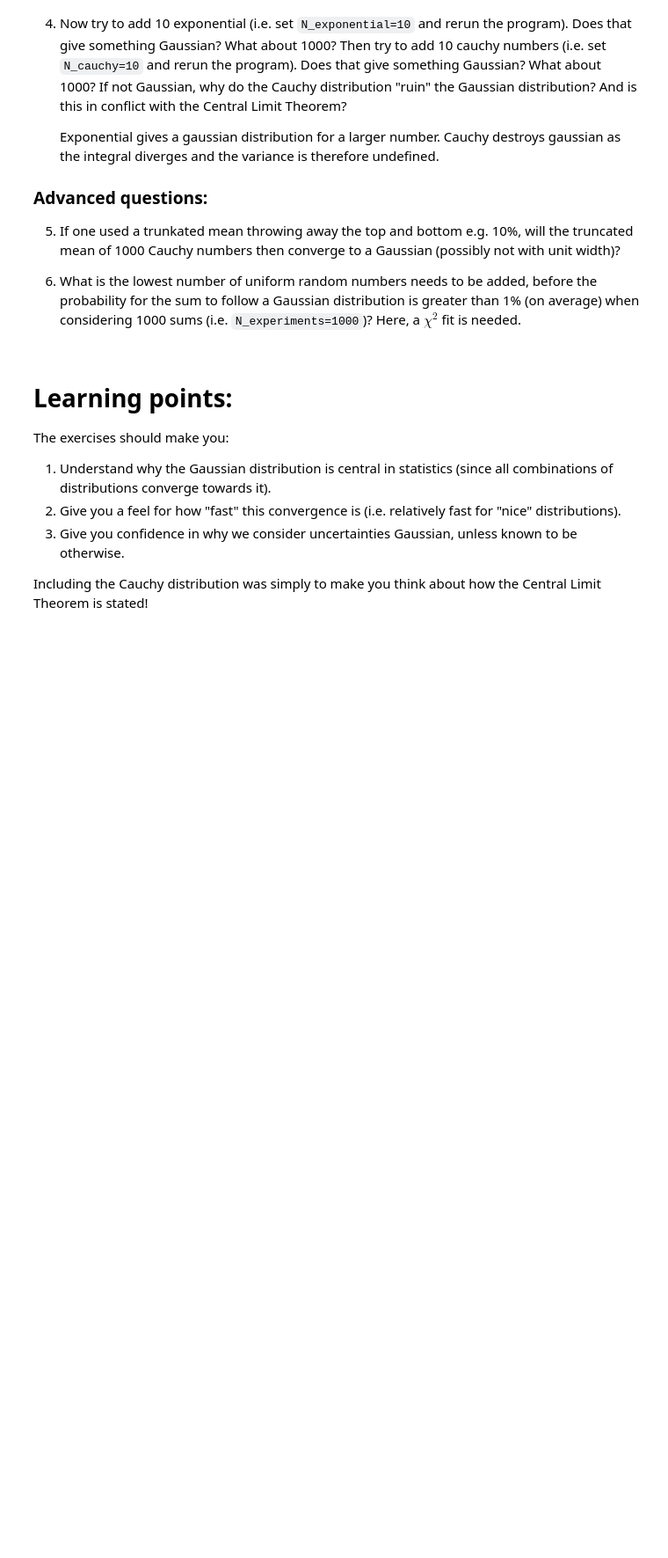
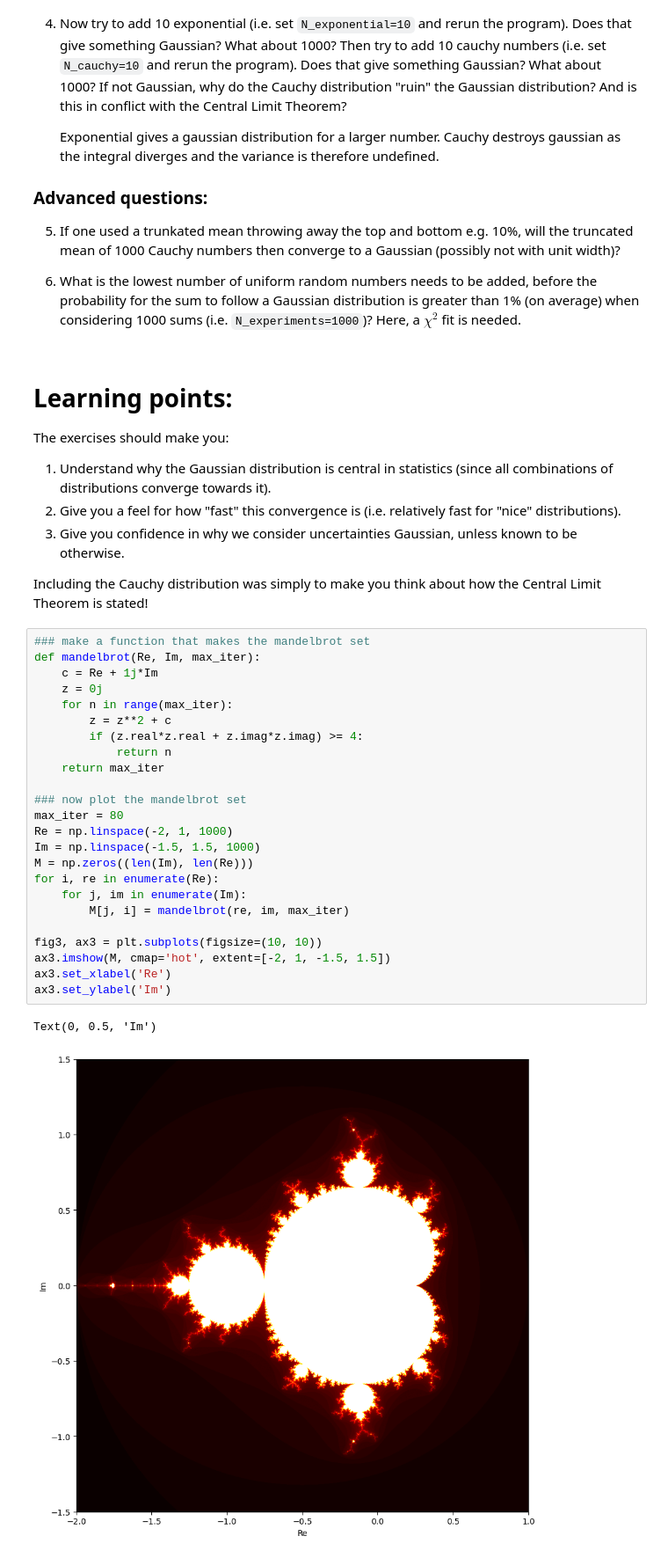
Before and after one commit to JonathanHKrebs/AppStat2022, a Jupyter notebook: Week1/CentralLimit/CentralLimit_mine.ipynb, the cells around one changed output. Shown: that part at 88% size. Drawn from its saved outputs; the diff is of its cells as text; blank space fills up the shorter version.

```diff
--- a/Week1/CentralLimit/CentralLimit_mine.ipynb
+++ b/Week1/CentralLimit/CentralLimit_mine.ipynb
@@ -249,3 +249,30 @@ The exercises should make you:
 3. Give you confidence in why we consider uncertainties Gaussian, unless known to be otherwise.
 
 Including the Cauchy distribution was simply to make you think about how the Central Limit Theorem is stated!
+# %%
+### make a function that makes the mandelbrot set
+def mandelbrot(Re, Im, max_iter):
+    c = Re + 1j*Im
+    z = 0j
+    for n in range(max_iter):
+        z = z**2 + c
+        if (z.real*z.real + z.imag*z.imag) >= 4:
+            return n
+    return max_iter
+
+### now plot the mandelbrot set
+max_iter = 80
+Re = np.linspace(-2, 1, 1000)
+Im = np.linspace(-1.5, 1.5, 1000)
+M = np.zeros((len(Im), len(Re)))
+for i, re in enumerate(Re):
+    for j, im in enumerate(Im):
+        M[j, i] = mandelbrot(re, im, max_iter)
+
+fig3, ax3 = plt.subplots(figsize=(10, 10))
+ax3.imshow(M, cmap='hot', extent=[-2, 1, -1.5, 1.5])
+ax3.set_xlabel('Re')
+ax3.set_ylabel('Im')
+# %% [output]
+Text(0, 0.5, 'Im')
+[figure, added]
```
